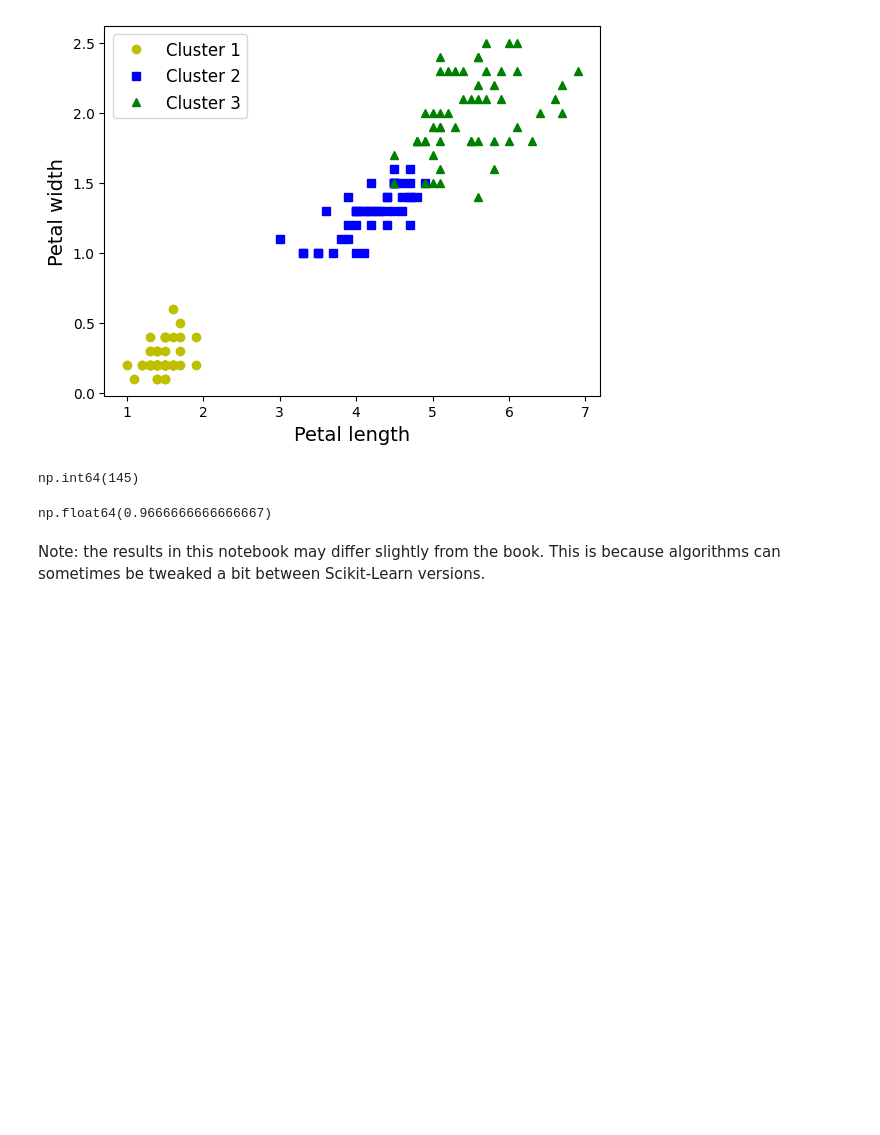
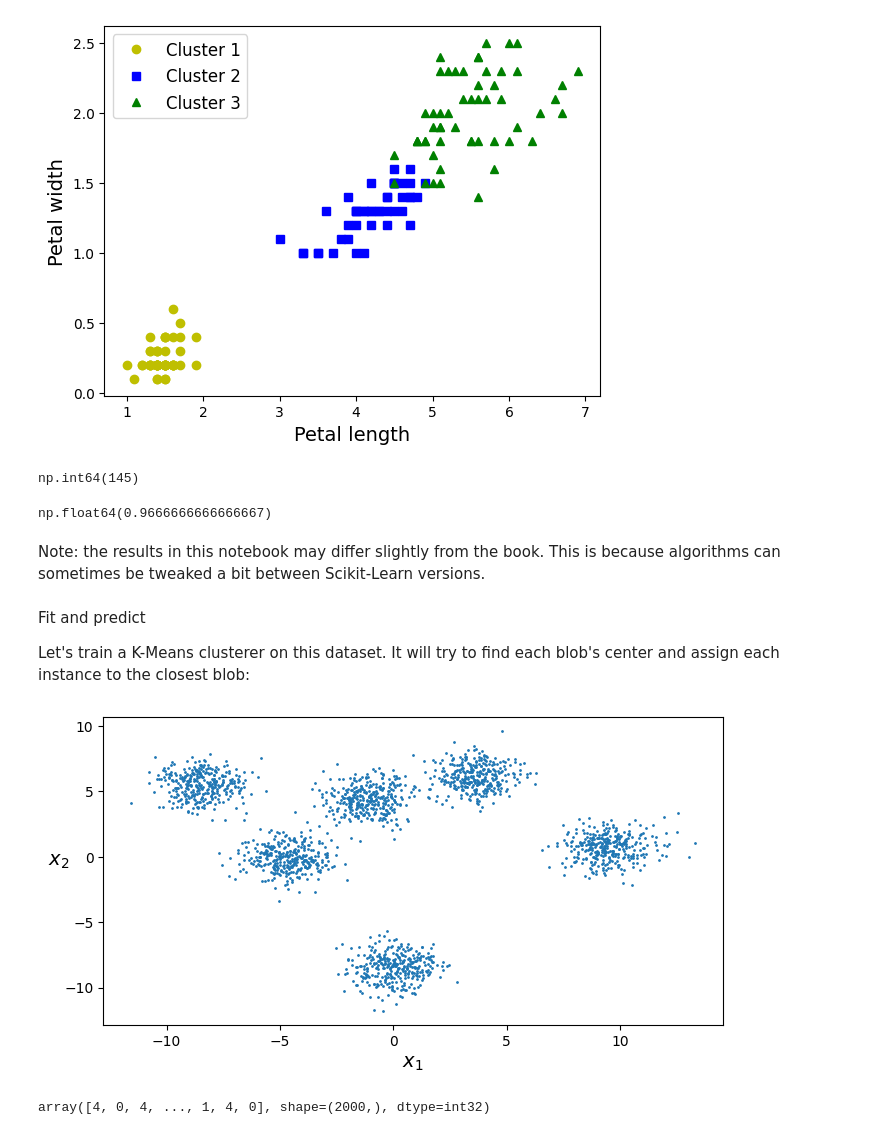
Before and after one commit to KevinShindel/MachineLearning, a Jupyter notebook: ML with SciKit/Understanding Clusterization.ipynb, the cells around one changed output. Drawn from its saved outputs; the diff is of its cells as text; code cells hidden in the pictures; blank space fills up the shorter version.

Commit message:
Update PCA, Clusterization

```diff
--- a/ML with SciKit/Understanding Clusterization.ipynb
+++ b/ML with SciKit/Understanding Clusterization.ipynb
@@ -279,3 +275,20 @@ np.sum(y_pred==y) / len(y_pred)
 np.float64(0.9666666666666667)
 # %% [markdown]
 Note: the results in this notebook may differ slightly from the book. This is because algorithms can sometimes be tweaked a bit between Scikit-Learn versions.
+# %% [markdown]
+Fit and predict
+
+Let's train a K-Means clusterer on this dataset. It will try to find each blob's center and assign each instance to the closest blob:
+# %%
+X, y = make_blobs(n_samples=2000, random_state=7, centers=6)
+# %%
+def plot_clusters(X, y=None):
+    plt.scatter(X[:, 0], X[:, 1], c=y, s=1)
+    plt.xlabel("$x_1$", fontsize=14)
+    plt.ylabel("$x_2$", fontsize=14, rotation=0)
+# %%
+plt.figure(figsize=(8, 4))
+plot_clusters(X)
+plt.show()
+# %% [output]
+[figure, added]
@@ -281,0 +299,4 @@ Note: the results in this notebook may differ slightly from the book. This is be
+# %%
+y_pred
+# %% [output]
+array([4, 0, 4, ..., 1, 4, 0], shape=(2000,), dtype=int32)
```
Also changed, not shown: parts of 142 cells of this notebook, 1 other file.
